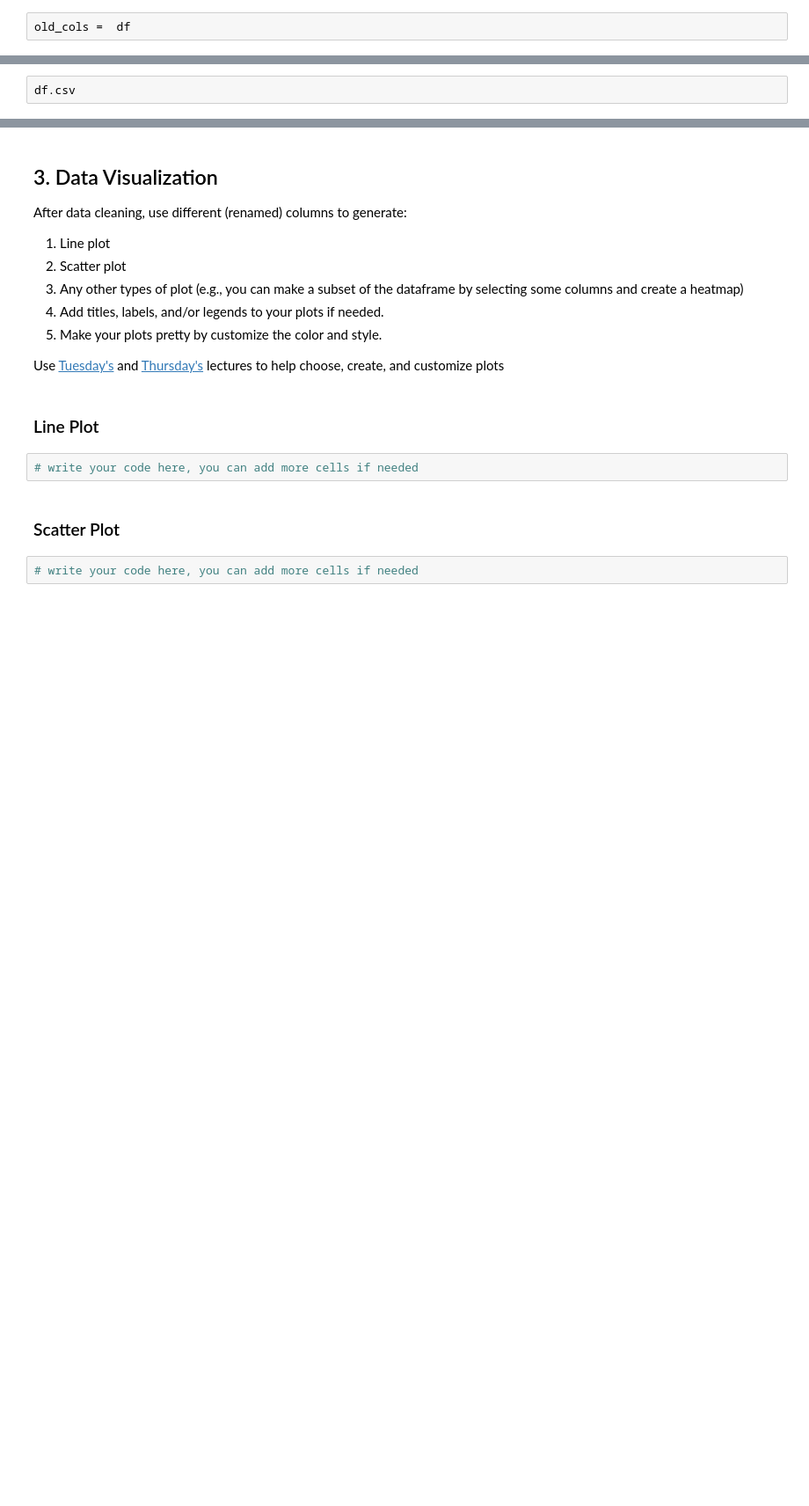
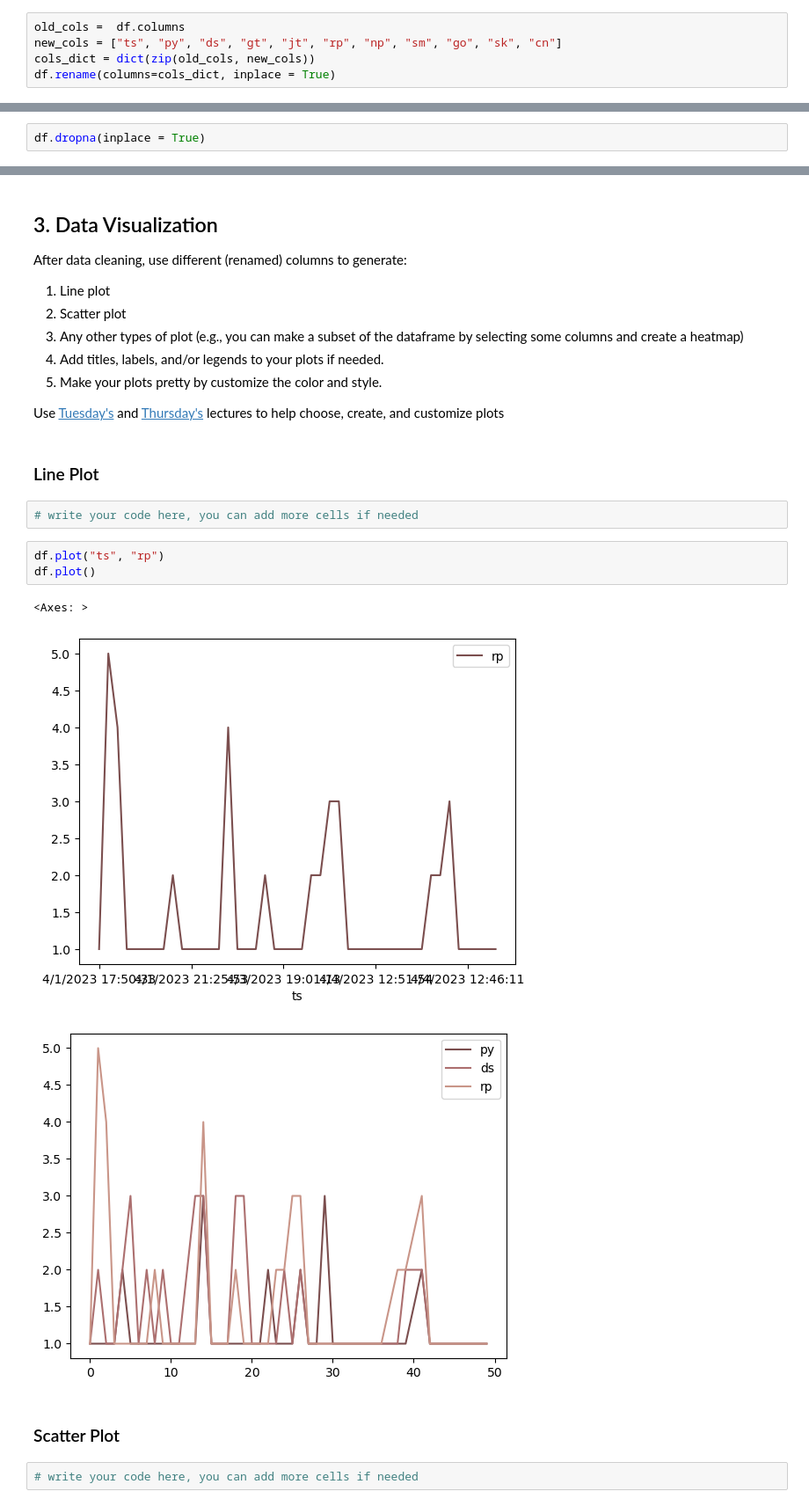
Before and after one commit to ReproTeach/w4-in-class-exercise-vik_squad, a Jupyter notebook: week4_in-class_exercise.ipynb, the cells around one changed output, grey strips where cells are left out. Shown at 88% size. Saved outputs shown, nothing was run; the diff lists cells and outputs as text; blank space fills up the shorter version.

```diff
--- a/week4_in-class_exercise.ipynb
+++ b/week4_in-class_exercise.ipynb
@@ -45,5 +51,8 @@ pd.read_csv("pre-course_survey.csv")
 # %%
 # write your code here, you can add more cells if needed
 # %%
-old_cols =  df
+old_cols =  df.columns
+new_cols = ["ts", "py", "ds", "gt", "jt", "rp", "np", "sm", "go", "sk", "cn"]
+cols_dict = dict(zip(old_cols, new_cols))
+df.rename(columns=cols_dict, inplace = True)
 # %%
@@ -51,2 +78,2 @@ df = pd.read_csv("pre-course_survey.csv")
 # %%
-df.csv
+df.dropna(inplace = True)
@@ -65,6 +152,13 @@ Use [Tuesday's](https://github.com/yibeichan/COMM160DS/blob/main/week_4/lecture_
 ### Line Plot
 # %%
 # write your code here, you can add more cells if needed
+# %%
+df.plot("ts", "rp")
+df.plot()
+# %% [output]
+<Axes: >
+[figure, added]
+[figure, added]
 # %% [markdown]
 ### Scatter Plot
 # %%
```
Also changed, not shown: parts of 10 cells of this notebook.
